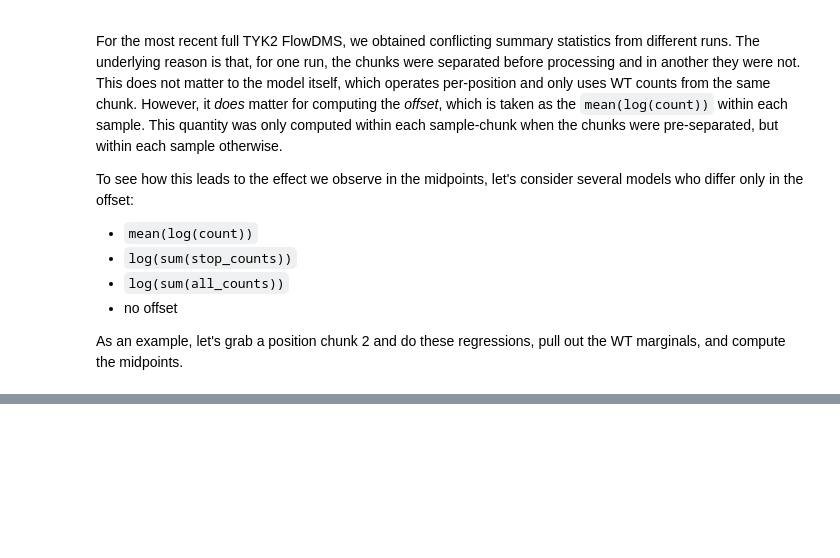
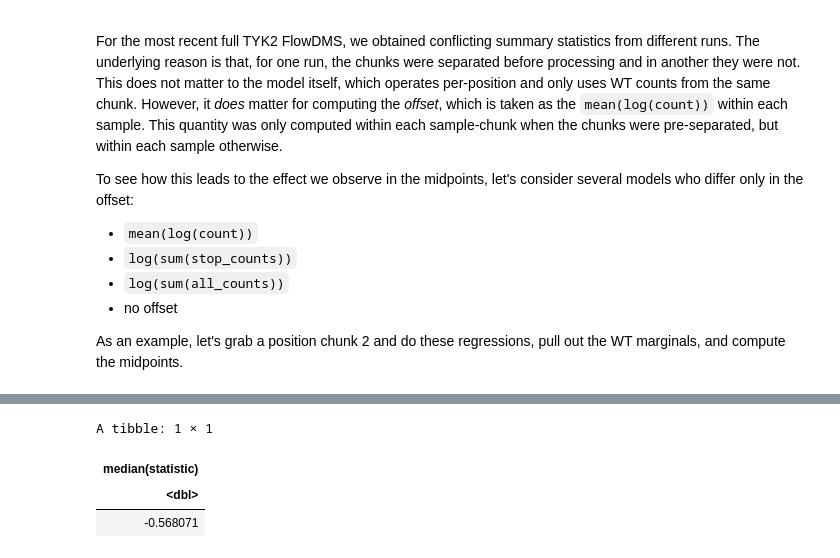
Before and after one commit to MiTPenguin/bms-dms, a Jupyter notebook: notebooks/TYK2-FlowDMS-Offsets.ipynb, the cells around one changed output, grey strips where cells are left out. Cells and saved outputs as stored; diff of their text form; code cells hidden in the pictures; blank space fills up the shorter version.

```diff
--- a/notebooks/TYK2-FlowDMS-Offsets.ipynb
+++ b/notebooks/TYK2-FlowDMS-Offsets.ipynb
@@ -68,0 +229,18 @@ A tibble: 204 × 6
+# %%
+midpoints_test <- midpoints %>%
+    filter(mut_aa != "WT") %>%
+    left_join(wt_scores, by = "chunk") %>%
+    mutate(estimate = score_mean - `WT score`,
+           std.error = sqrt(score_se^2 + `WT score standard error`^2),
+           statistic = estimate/std.error,
+           p.value = pmin(pnorm(statistic, mean = 0, sd = 1)*2,
+                                 (1-pnorm(statistic, sd = 1))*2),
+           p.adj = p.adjust(p.value, method = "BH"))
+# %%
+midpoints_test %>%
+    summarize(median(statistic))
+# %% [output]
+A tibble: 1 × 1
+| median(statistic) |
+| <dbl> |
+| -0.568071 |
```
Also changed, not shown: parts of 13 cells of this notebook, 9 other files.
